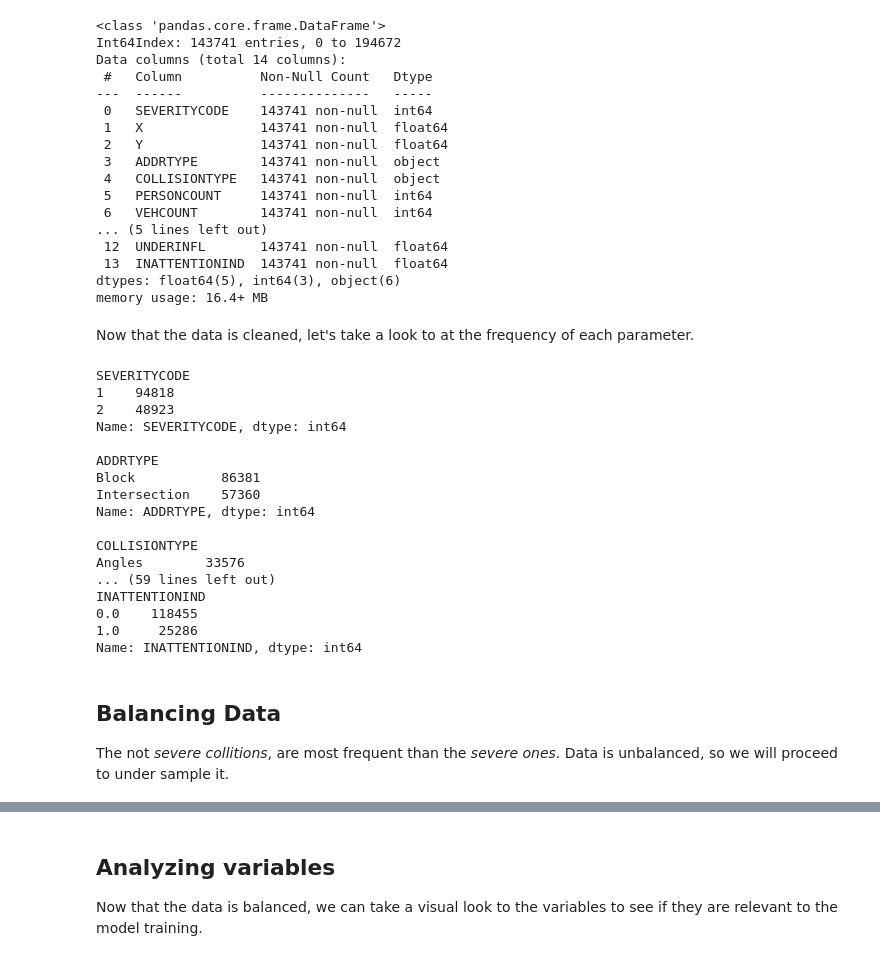
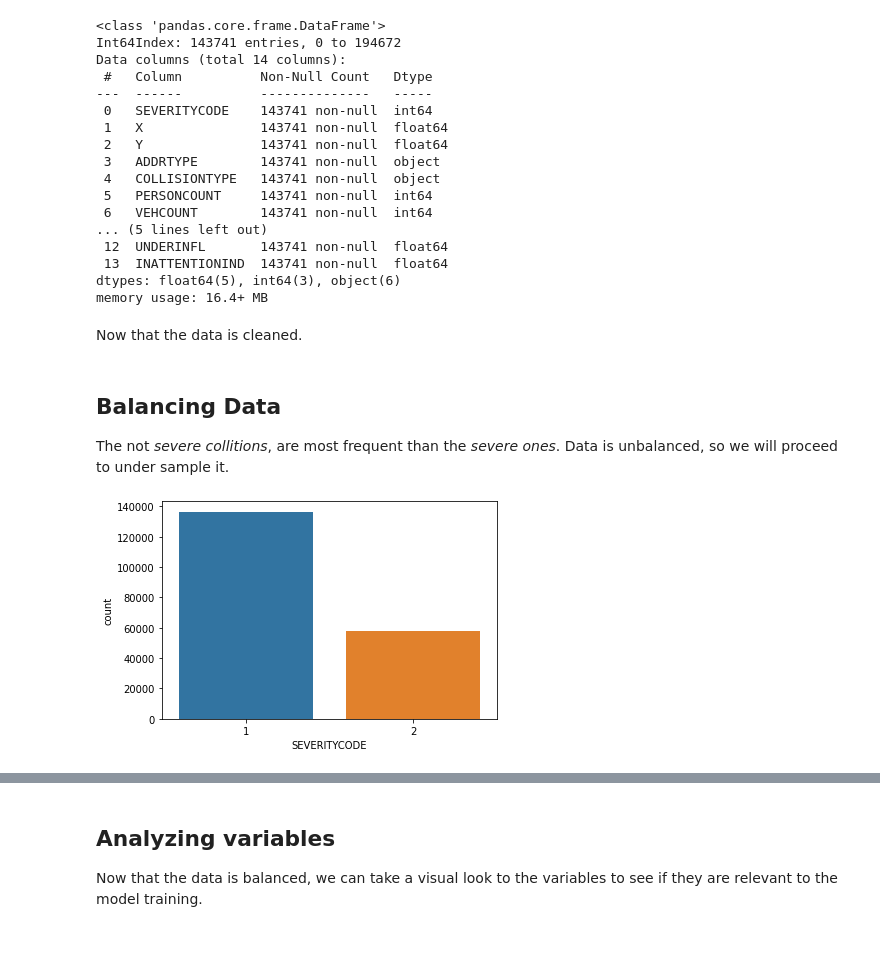
Before and after one commit to augustodn/Coursera_Capstone, a Jupyter notebook: DS-Coursera-Capstone.ipynb, the cells around one changed output, grey strips where cells are left out. Cells and saved outputs as stored; diff of their text form; code cells hidden in the pictures.

```diff
--- a/DS-Coursera-Capstone.ipynb
+++ b/DS-Coursera-Capstone.ipynb
@@ -174,30 +165,18 @@ Data columns (total 14 columns):
 dtypes: float64(5), int64(3), object(6)
 memory usage: 16.4+ MB
 # %% [markdown]
-Now that the data is cleaned, let's take a look to at the frequency of each parameter.
+Now that the data is cleaned.
-# %%
-list_count(data_columns, colData)
-# %% [output]
-SEVERITYCODE
-1    94818
-2    48923
-Name: SEVERITYCODE, dtype: int64
-
-ADDRTYPE
-Block           86381
-Intersection    57360
-Name: ADDRTYPE, dtype: int64
-
-COLLISIONTYPE
-Angles        33576
-... (59 lines left out)
-INATTENTIONIND
-0.0    118455
-1.0     25286
-Name: INATTENTIONIND, dtype: int64
 # %% [markdown]
 <h2> Balancing Data </h2>
 The not <i>severe collitions</i>, are most frequent than the <i>severe ones</i>. Data is unbalanced, so we will proceed to under sample it.
+# %%
+import seaborn as sns
+import matplotlib.pyplot as plt
+
+sns.countplot(x="SEVERITYCODE", data=colData)
+plt.savefig('fig/severity_count.png',dpi=300, bbox_inches = "tight")
+# %% [output]
+[figure, added]
 # %%
 from imblearn.under_sampling import RandomUnderSampler
 
```
Also changed, not shown: parts of 39 cells of this notebook, 18 other files.
